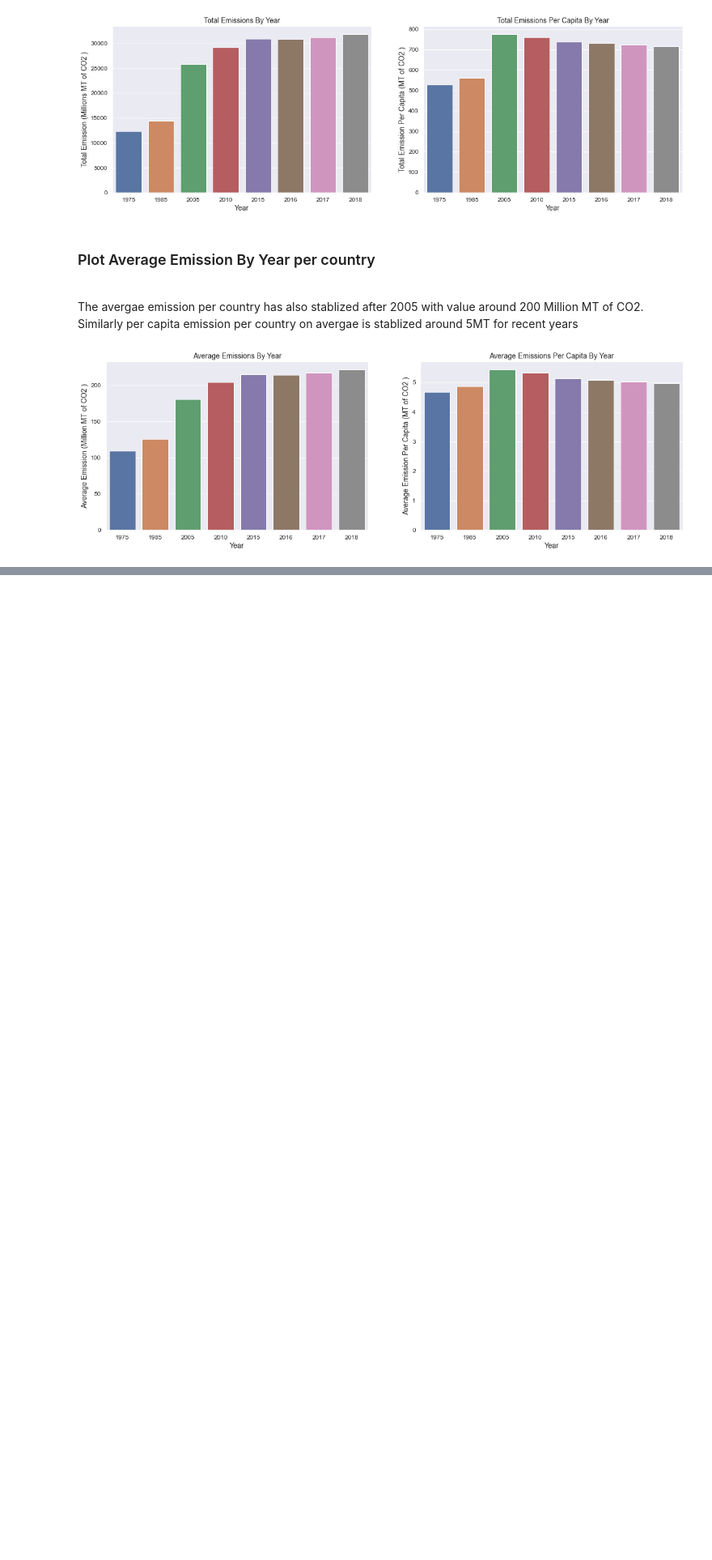
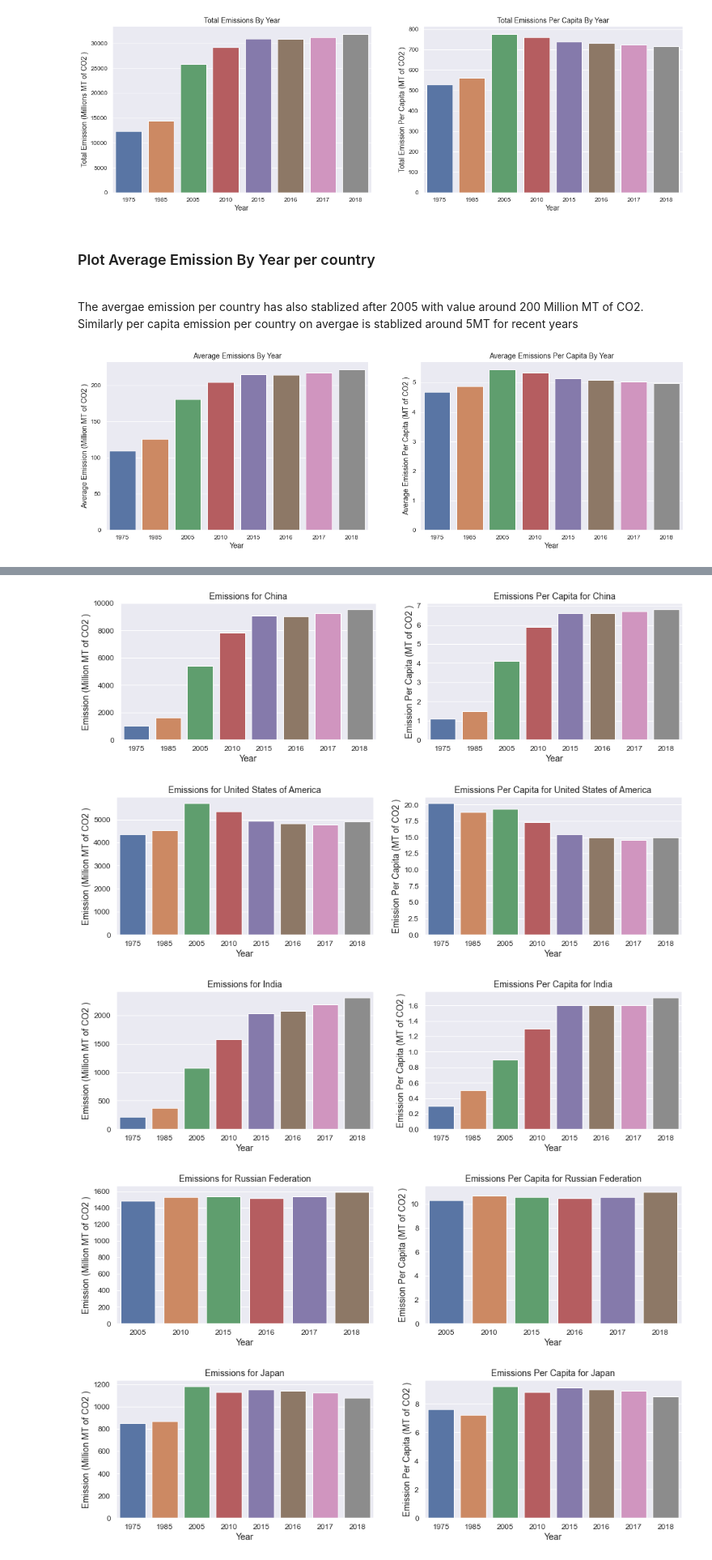
Before and after one commit to ajayrawatsap/MLTraining, a Jupyter notebook: co2_emission.ipynb, the cells around one changed output, grey strips where cells are left out. Shown at 81% size. Cells and saved outputs as stored; diff of their text form; code cells hidden in the pictures; blank space fills up the shorter version.

```diff
--- a/co2_emission.ipynb
+++ b/co2_emission.ipynb
@@ -179,0 +247,20 @@ data
+# %%
+
+
+def plot_emissions_for_country(data, country):
+    emission_total_country = data[(data.Series == SERIES_TOTAL) & (data.Country == country )].copy()
+    # Convert to Milllion MT. The orignal valaue is thousand of MT
+    emission_total_country['Value'] = (emission_total_country['Value'] * 1000) / 1000000
+
+
+    emission_per_capita_country = data[(data.Series == SERIES_PER_CAPITA) & (data.Country == country )].copy()
+
+    fig, (ax1, ax2)  =  plt.subplots(ncols = 2, figsize = (16,4))
+    s = sns.barplot(ax = ax1, x = 'Year'	, y = "Value", data = emission_total_country)
+    s.set_title(f'Emissions for {country}')
+    s.set(ylabel = 'Emission (Million MT of CO2 )')
+
+    s = sns.barplot(ax = ax2, x = 'Year'	, y = "Value", data = emission_per_capita_country)
+    s.set_title(f'Emissions Per Capita for {country}')
+    s.set(ylabel = 'Emission Per Capita (MT of CO2 )')
+    plt.show()
@@ -179,0 +269,10 @@ data
+# %%
+countries = ['China', 'United States of America','India','Russian Federation','Japan', 'Germany']
+for country in countries:
+    plot_emissions_for_country(data, country)
+# %% [output]
+[figure, added]
+[figure, added]
+[figure, added]
+[figure, added]
+[figure, added]
```
Also changed, not shown: parts of 14 cells of this notebook.
